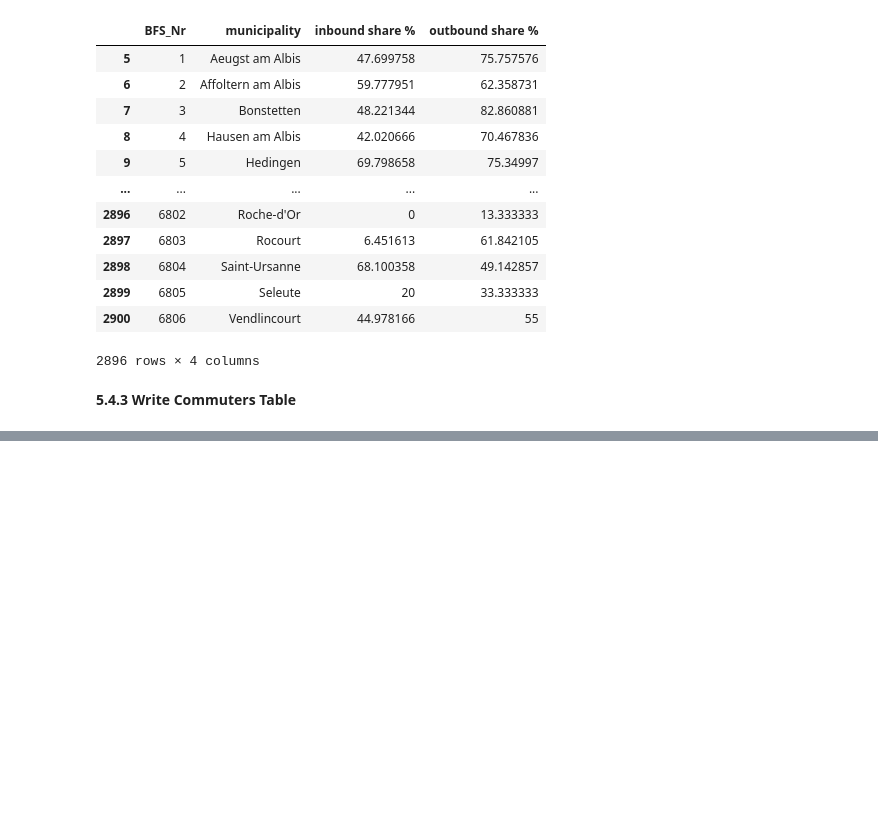
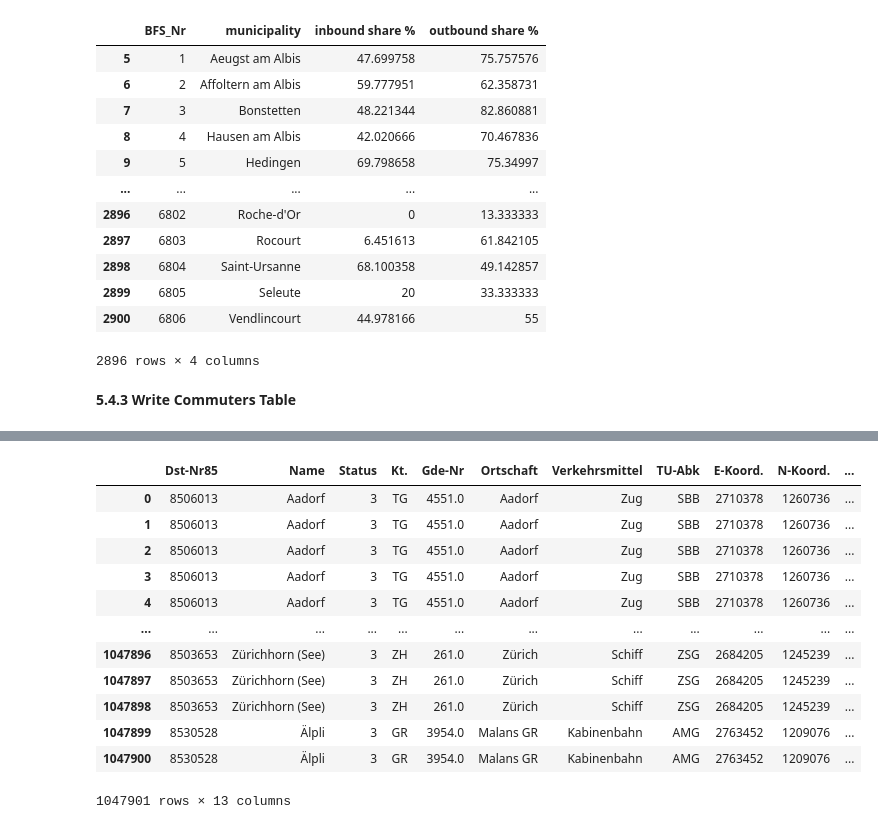
Before and after one commit to Icelander169/MasterThesis, a Jupyter notebook: 01_Reading_Cleaning_Data.ipynb, the cells around one changed output, grey strips where cells are left out. Cells and saved outputs as stored; diff of their text form; code cells hidden in the pictures; blank space fills up the shorter version.

```diff
--- a/01_Reading_Cleaning_Data.ipynb
+++ b/01_Reading_Cleaning_Data.ipynb
@@ -967,0 +1115,2 @@ commuters.to_csv("../Data/Cleaned/commuters.csv")
+# %%
+stations_stops.rename(columns={"stop_id":"Dst-Nr85"}, inplace=True)
@@ -967,0 +1194,18 @@ commuters.to_csv("../Data/Cleaned/commuters.csv")
+# %%
+stop_list_cleaned = stations.merge(stations_stops, on="Dst-Nr85")
+# %%
+stop_list_cleaned
+# %% [output]
+|  | Dst-Nr85 | Name | Status | Kt. | Gde-Nr | Ortschaft | Verkehrsmittel | TU-Abk | E-Koord. | N-Koord. | ... |
+| 0 | 8506013 | Aadorf | 3 | TG | 4551.0 | Aadorf | Zug | SBB | 2710378 | 1260736 | ... |
+| 1 | 8506013 | Aadorf | 3 | TG | 4551.0 | Aadorf | Zug | SBB | 2710378 | 1260736 | ... |
+| 2 | 8506013 | Aadorf | 3 | TG | 4551.0 | Aadorf | Zug | SBB | 2710378 | 1260736 | ... |
+| 3 | 8506013 | Aadorf | 3 | TG | 4551.0 | Aadorf | Zug | SBB | 2710378 | 1260736 | ... |
+| 4 | 8506013 | Aadorf | 3 | TG | 4551.0 | Aadorf | Zug | SBB | 2710378 | 1260736 | ... |
+| ... | ... | ... | ... | ... | ... | ... | ... | ... | ... | ... | ... |
+| 1047896 | 8503653 | Zürichhorn (See) | 3 | ZH | 261.0 | Zürich | Schiff | ZSG | 2684205 | 1245239 | ... |
+| 1047897 | 8503653 | Zürichhorn (See) | 3 | ZH | 261.0 | Zürich | Schiff | ZSG | 2684205 | 1245239 | ... |
+| 1047898 | 8503653 | Zürichhorn (See) | 3 | ZH | 261.0 | Zürich | Schiff | ZSG | 2684205 | 1245239 | ... |
+| 1047899 | 8530528 | Älpli | 3 | GR | 3954.0 | Malans GR | Kabinenbahn | AMG | 2763452 | 1209076 | ... |
+| 1047900 | 8530528 | Älpli | 3 | GR | 3954.0 | Malans GR | Kabinenbahn | AMG | 2763452 | 1209076 | ... |
+1047901 rows × 13 columns
```
Also changed, not shown: parts of 63 cells of this notebook.
